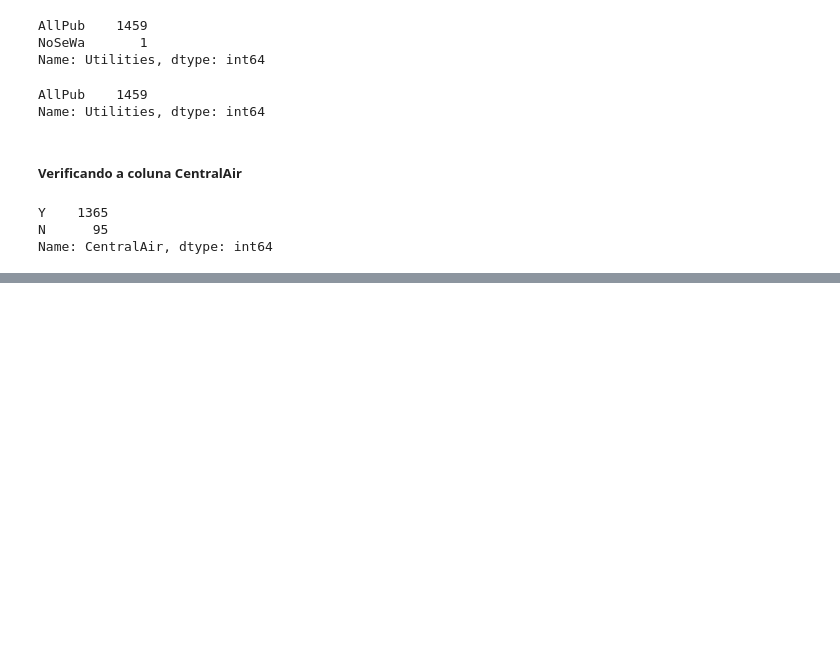
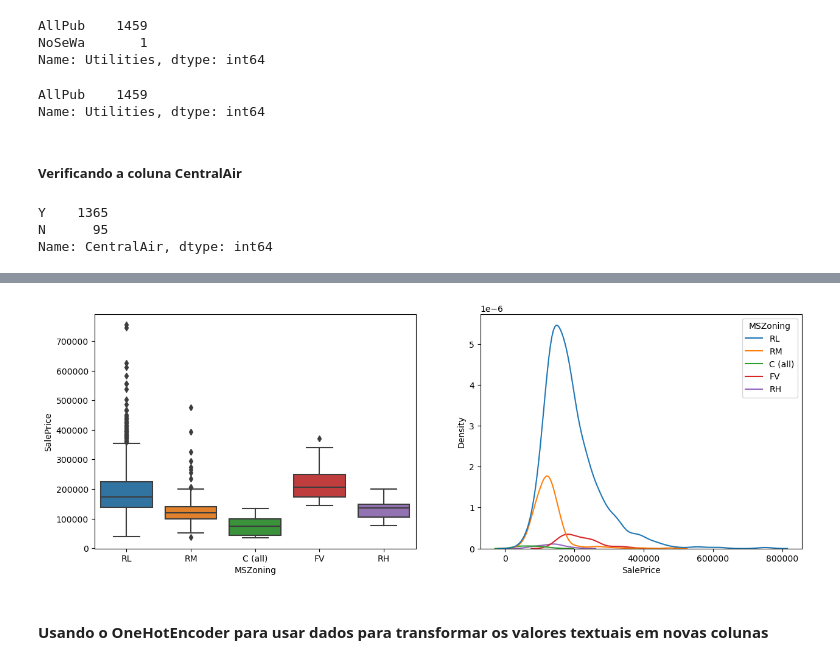
Before and after one commit to Bredariolcaroline/Data-analysis-and-data-science, a Jupyter notebook: House Price - análise exploratória de dados.ipynb, the cells around one changed output, grey strips where cells are left out. Cells and saved outputs as stored; diff of their text form; code cells hidden in the pictures; blank space fills up the shorter version.

```diff
--- a/House Price - análise exploratória de dados.ipynb
+++ b/House Price - análise exploratória de dados.ipynb
@@ -272,0 +316,13 @@ TypeError: The x variable is categorical, but one of ['numeric', 'datetime'] is
+# %%
+def DefinePavedDrive(x):
+    if x == 'Y':
+        return 1
+    elif x == 'N':
+        return 0
+    elif x == 'P':
+        return 0.5
+    else:
+        return -1
+# %%
+treino['PavedDriveCheck'] = treino['PavedDrive']
+treino['PavedDrive'] = treino.PavedDrive.apply(DefinePavedDrive)
@@ -272,0 +337,2 @@ TypeError: The x variable is categorical, but one of ['numeric', 'datetime'] is
+# %%
+treino = treino.drop('PavedDriveCheck',axis = 1)
@@ -272,0 +372,12 @@ TypeError: The x variable is categorical, but one of ['numeric', 'datetime'] is
+# %%
+fig,ax = plt.subplots(ncols = 2,figsize=(15,5))
+coluna = 'MSZoning'
+
+sns.boxplot(x= treino[coluna],y=treino.SalePrice,ax = ax[0])
+sns.kdeplot(treino.SalePrice,hue = treino[coluna],ax = ax[1])
+
+plt.show()
+# %% [output]
+[figure, added]
+# %% [markdown]
+#### Usando o OneHotEncoder para usar dados para transformar os valores textuais em novas colunas
```
Also changed, not shown: parts of 42 cells of this notebook.
